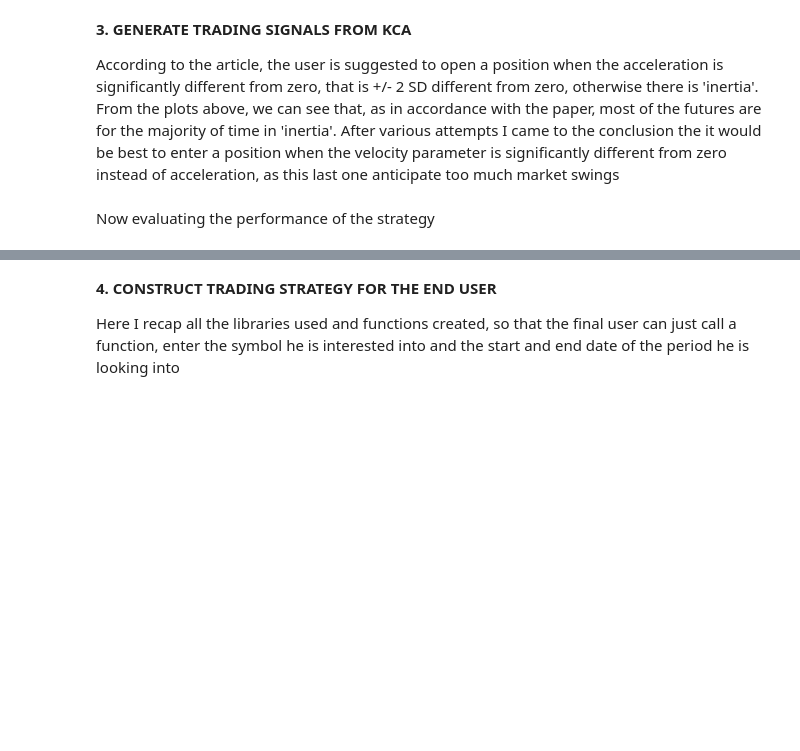
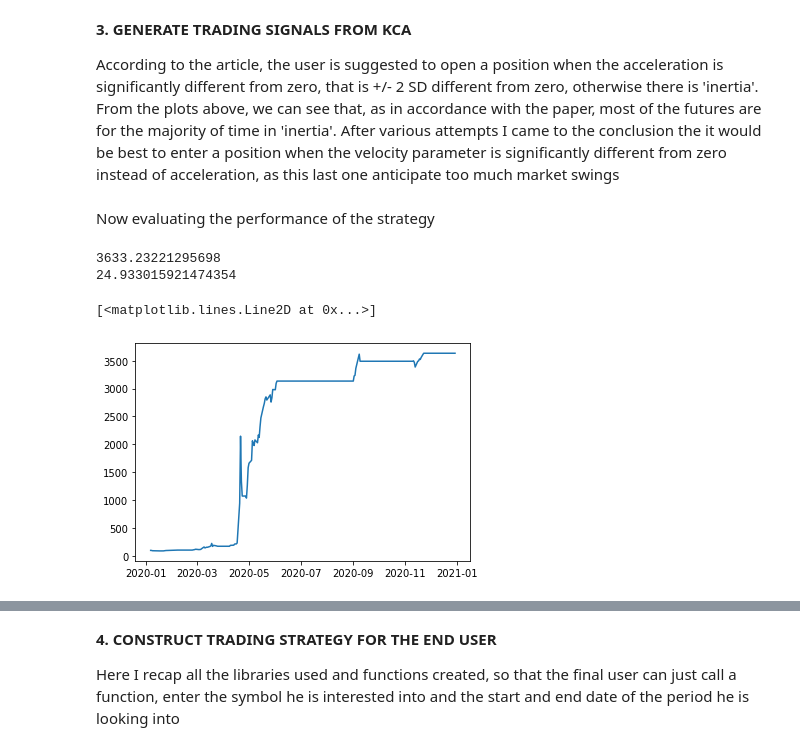
Before and after one commit to hudson-and-thames/oct_applications_21, a Jupyter notebook: My_submission.ipynb, the cells around one changed output, grey strips where cells are left out. Drawn from its saved outputs; the diff is of its cells as text; code cells hidden in the pictures; blank space fills up the shorter version.

```diff
--- a/My_submission.ipynb
+++ b/My_submission.ipynb
@@ -255,6 +255,20 @@ N = 255 #255 trading days in a year
 rf = 0.01 #1% risk free rate
 returns = df.loc[len(df)-1,'change']
 sharpe = sharpe_ratio((df['change']), N, rf)
+print(returns)
+print(sharpe)
+# %% [output]
+3633.23221295698
+24.933015921474354
+# %%
+#Plot returns over time
+color=['b']
+date = df['Date']
+returns = df['change']
+pp.plot(date,returns,linestyle='-',label='measurements')
+# %% [output]
+[<matplotlib.lines.Line2D at 0x...>]
+[figure, added]
 # %%
 import plotly.express as px
 import plotly.io as pio
```
Also changed, not shown: parts of 2 cells of this notebook.
